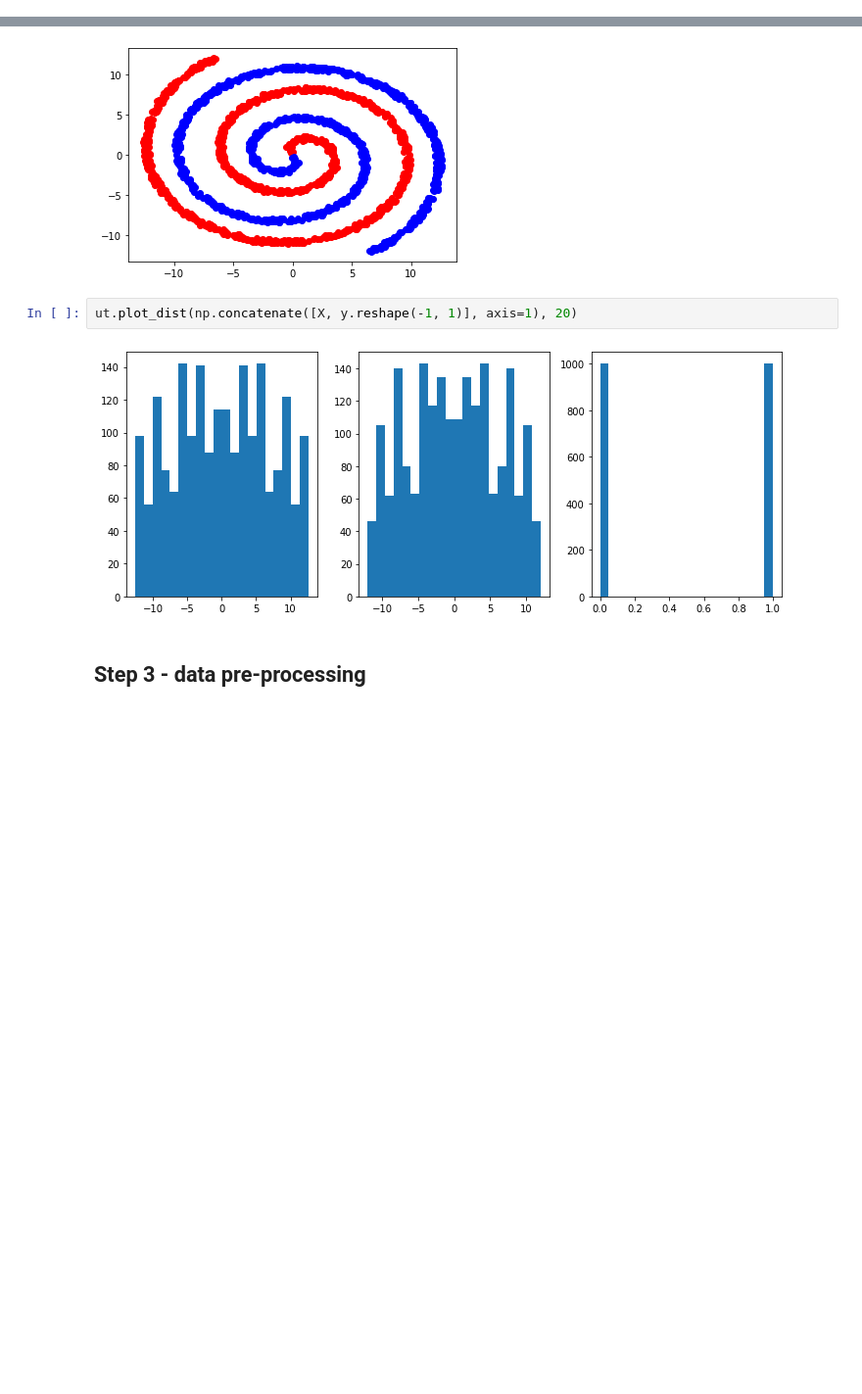
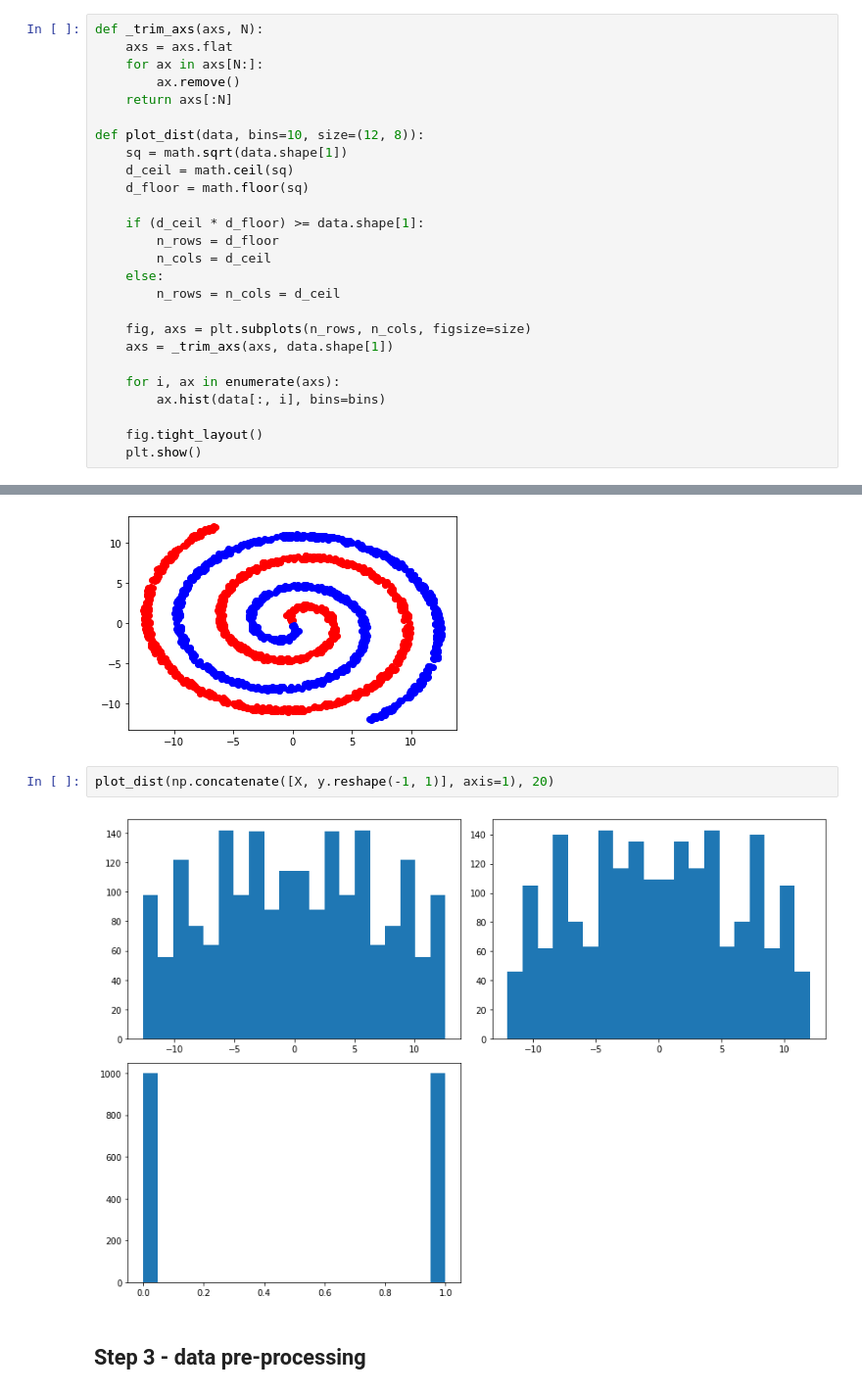
Before and after one commit to misoc-mml/ncrm-causality-2022, a Jupyter notebook: labs/part_1/Tutorial_Classification.ipynb, the cells around one changed output, grey strips where cells are left out. Shown at 98% size. Saved outputs shown, nothing was run; the diff lists cells and outputs as text; blank space fills up the shorter version.

```diff
--- a/labs/part_1/Tutorial_Classification.ipynb
+++ b/labs/part_1/Tutorial_Classification.ipynb
@@ -29,6 +27,32 @@ from sklearn.dummy import DummyClassifier
 from sklearn.model_selection import train_test_split
 from sklearn.metrics import accuracy_score
 from sklearn.preprocessing import MinMaxScaler
+# %%
+def _trim_axs(axs, N):
+    axs = axs.flat
+    for ax in axs[N:]:
+        ax.remove()
+    return axs[:N]
+
+def plot_dist(data, bins=10, size=(12, 8)):
+    sq = math.sqrt(data.shape[1])
+    d_ceil = math.ceil(sq)
+    d_floor = math.floor(sq)
+
+    if (d_ceil * d_floor) >= data.shape[1]:
+        n_rows = d_floor
+        n_cols = d_ceil
+    else:
+        n_rows = n_cols = d_ceil
+
+    fig, axs = plt.subplots(n_rows, n_cols, figsize=size)
+    axs = _trim_axs(axs, data.shape[1])
+
+    for i, ax in enumerate(axs):
+        ax.hist(data[:, i], bins=bins)
+
+    fig.tight_layout()
+    plt.show()
 # %% [markdown]
 ## Step 2 - data
 # %% [markdown]
@@ -60,9 +97,9 @@ plt.scatter(X[y == 1, 0], X[y == 1, 1], c='blue')
 <matplotlib.collections.PathCollection at 0x...>
 [figure]
 # %%
-ut.plot_dist(np.concatenate([X, y.reshape(-1, 1)], axis=1), 20)
+plot_dist(np.concatenate([X, y.reshape(-1, 1)], axis=1), 20)
 # %% [output]
-[figure, old version]
+[figure, new version]
 # %% [markdown]
 ## Step 3 - data pre-processing
 # %%
```
Also changed, not shown: parts of 14 cells of this notebook.
